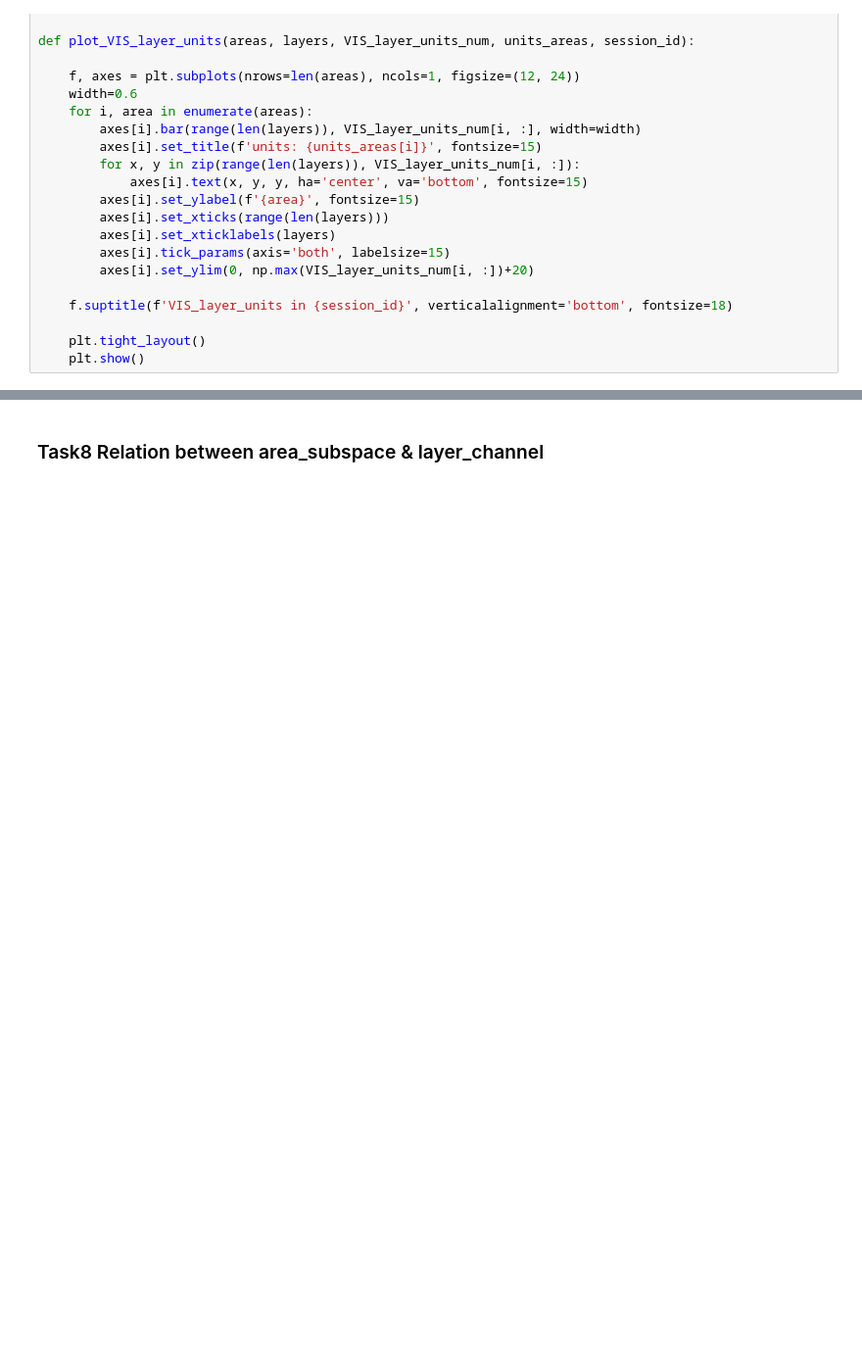
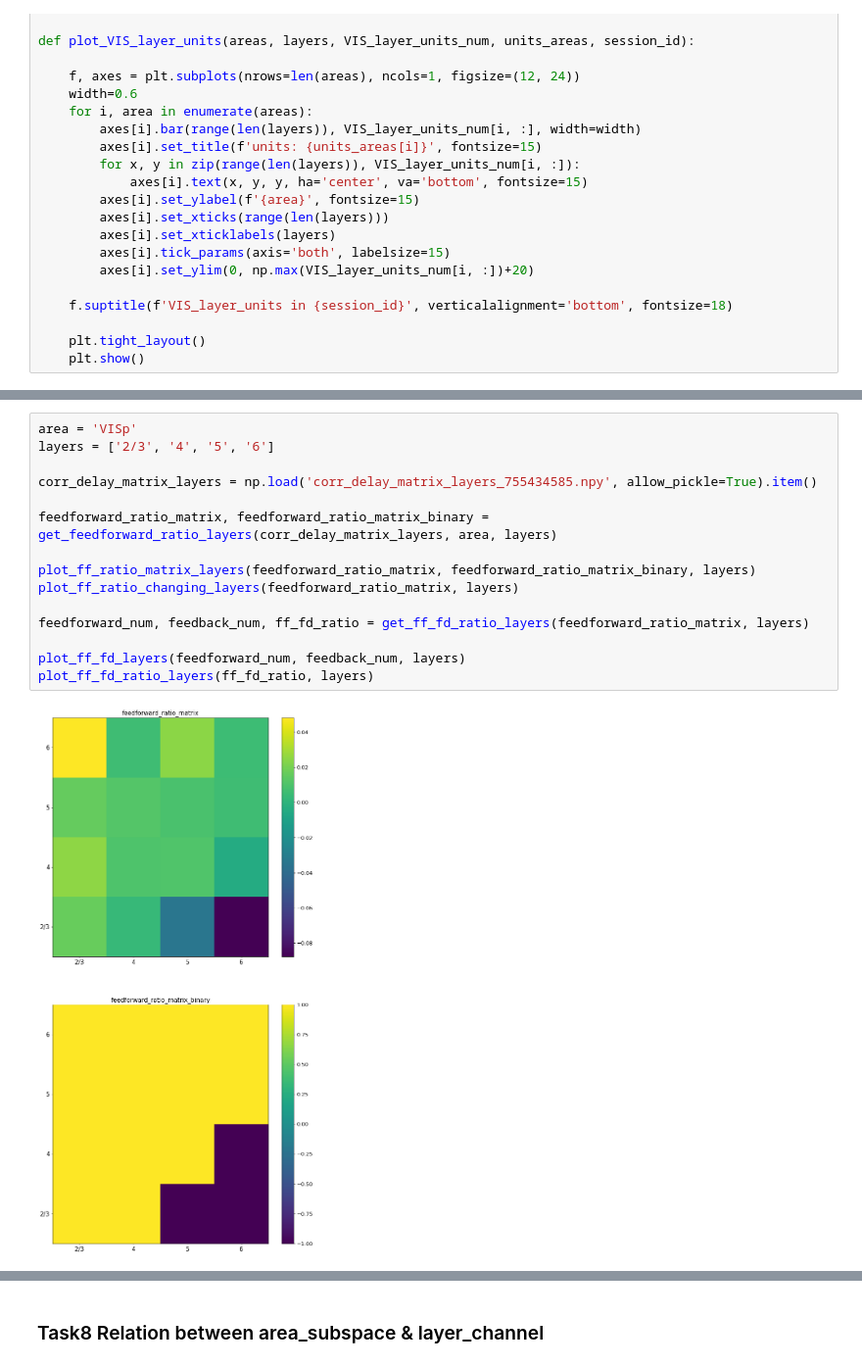
Before and after one commit to Jp-17/Coding_learning, a Jupyter notebook: Project_explore/Information flow across areas/CS_CCA_part5.ipynb, the cells around one changed output, grey strips where cells are left out. Shown at 98% size. Cells and saved outputs as stored; diff of their text form; blank space fills up the shorter version.

```diff
--- a/Project_explore/Information flow across areas/CS_CCA_part5.ipynb
+++ b/Project_explore/Information flow across areas/CS_CCA_part5.ipynb
@@ -307,0 +732,17 @@ KeyboardInterrupt:
+# %%
+area = 'VISp'
+layers = ['2/3', '4', '5', '6']
+
+corr_delay_matrix_layers = np.load('corr_delay_matrix_layers_755434585.npy', allow_pickle=True).item()
+
+feedforward_ratio_matrix, feedforward_ratio_matrix_binary = get_feedforward_ratio_layers(corr_delay_matrix_layers, area, layers)
+
+plot_ff_ratio_matrix_layers(feedforward_ratio_matrix, feedforward_ratio_matrix_binary, layers)
+plot_ff_ratio_changing_layers(feedforward_ratio_matrix, layers)
+
+feedforward_num, feedback_num, ff_fd_ratio = get_ff_fd_ratio_layers(feedforward_ratio_matrix, layers)
+
+plot_ff_fd_layers(feedforward_num, feedback_num, layers)
+plot_ff_fd_ratio_layers(ff_fd_ratio, layers)
+# %% [output]
+[figure, added]
```
Also changed, not shown: parts of 37 cells of this notebook, 3 other files.
